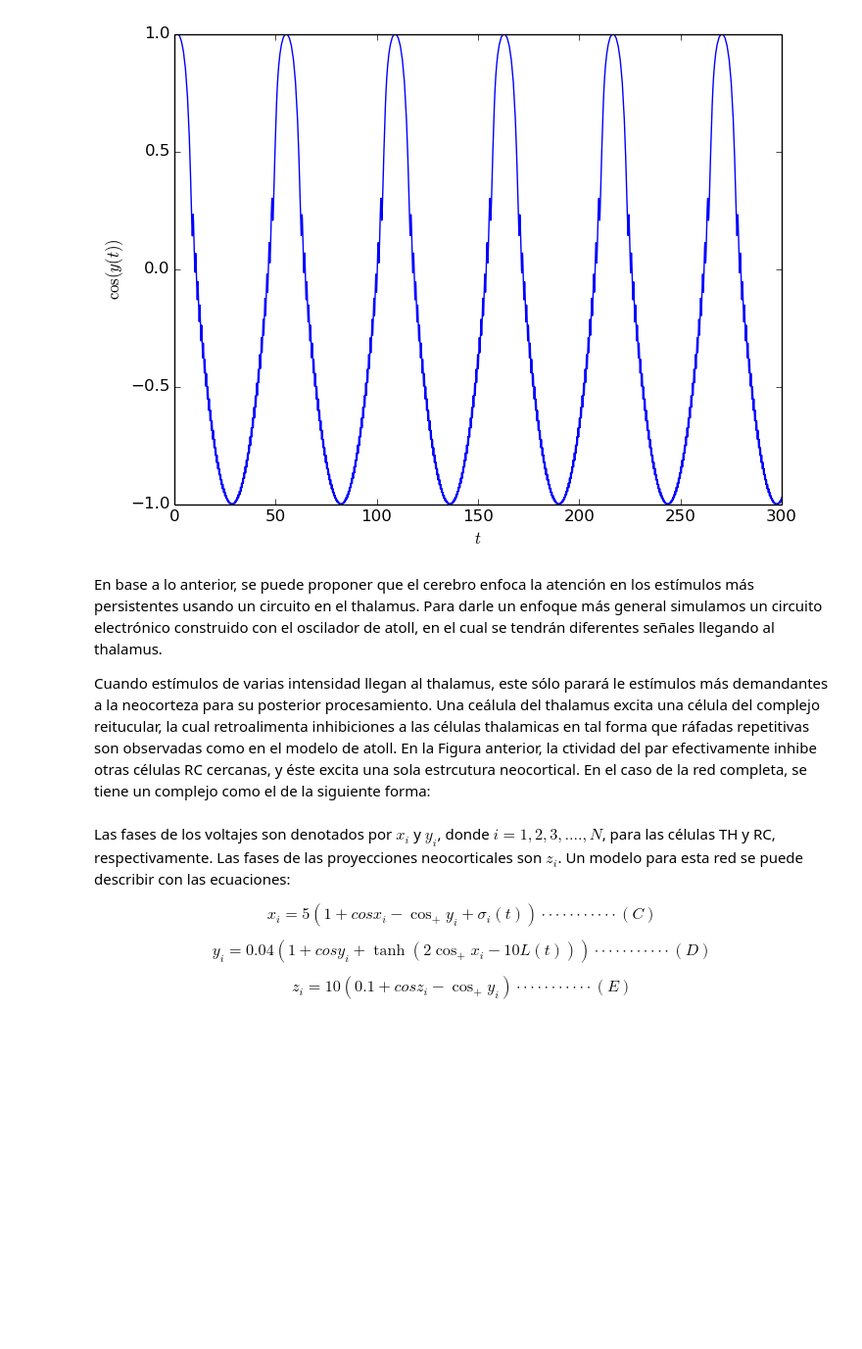
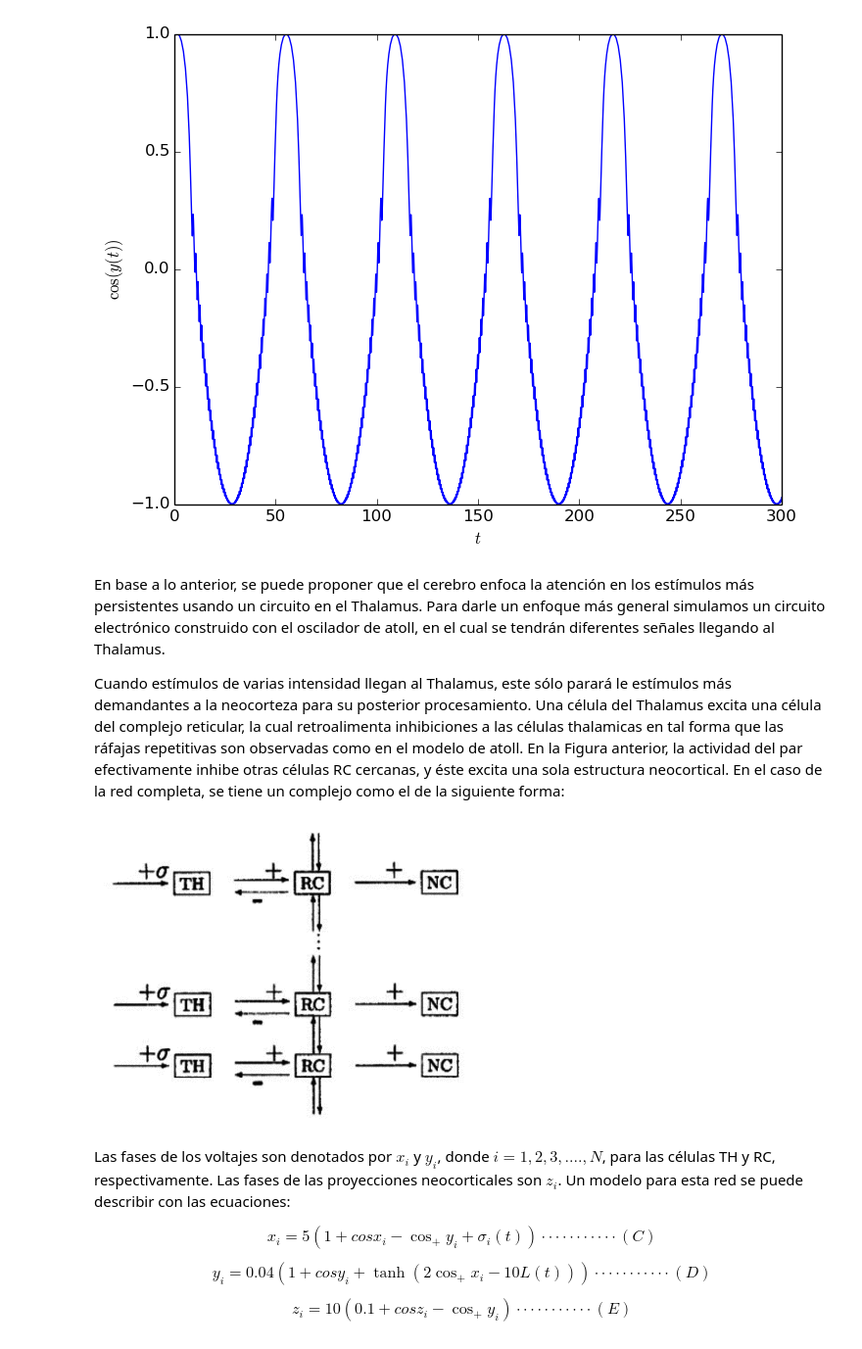
Before and after one commit to Oscarhg42/Neural-Systems, a Jupyter notebook: Thalamus e Hippocampus.ipynb, the cells around one changed output. Shown at 98% size. Saved outputs shown, nothing was run; the diff lists cells and outputs as text; code cells hidden in the pictures; blank space fills up the shorter version.

```diff
--- a/Circuitos.ipynb
+++ b/Thalamus e Hippocampus.ipynb
@@ -190,9 +192,13 @@ show()
 # %% [output]
 [figure]
 # %% [markdown]
-En base a lo anterior, se puede proponer que el cerebro enfoca la atención en los estímulos más persistentes usando un circuito en el thalamus. Para darle un enfoque más general simulamos un circuito electrónico construido con el oscilador de atoll, en el cual se tendrán diferentes señales llegando al thalamus.
+En base a lo anterior, se puede proponer que el cerebro enfoca la atención en los estímulos más persistentes usando un circuito en el Thalamus. Para darle un enfoque más general simulamos un circuito electrónico construido con el oscilador de atoll, en el cual se tendrán diferentes señales llegando al Thalamus.
 
-Cuando estímulos de varias intensidad llegan al thalamus, este sólo parará le estímulos más demandantes a la neocorteza para su posterior procesamiento. Una ceálula del thalamus excita una célula del complejo reitucular, la cual retroalimenta inhibiciones a las células thalamicas en tal forma que ráfadas repetitivas son observadas como en el modelo de atoll. En la Figura anterior, la ctividad del par efectivamente inhibe otras células RC cercanas, y éste excita una sola estrcutura neocortical. En el caso de la red completa, se tiene un complejo como el de la siguiente forma:
+Cuando estímulos de varias intensidad llegan al Thalamus, este sólo parará le estímulos más demandantes a la neocorteza para su posterior procesamiento. Una célula del Thalamus excita una célula del complejo reticular, la cual retroalimenta inhibiciones a las células thalamicas en tal forma que las ráfajas repetitivas son observadas como en el modelo de atoll. En la Figura anterior, la actividad del par efectivamente inhibe otras células RC cercanas, y éste excita una sola estructura neocortical. En el caso de la red completa, se tiene un complejo como el de la siguiente forma:
+# %%
+img = Images.imread("red1.png")
+# %% [output]
+[figure, added]
 # %% [markdown]
 Las fases de los voltajes son denotados por $x_{i}$ y $y_{i}$, donde $i={1,2,3,....,N}$, para las células TH y RC, respectivamente. Las fases de las proyecciones neocorticales son $z_{i}$. Un modelo para esta red se puede describir con las ecuaciones:
 
```
Also changed, not shown: parts of 10 cells of this notebook.
